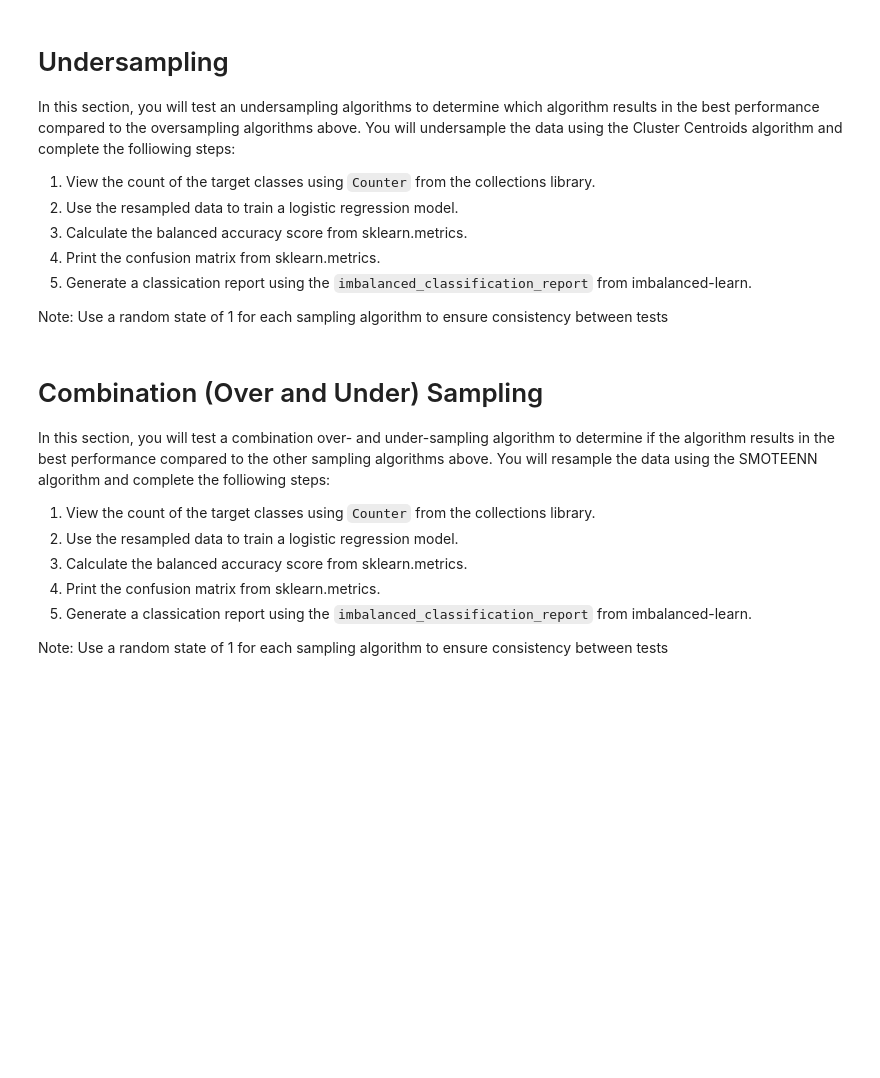
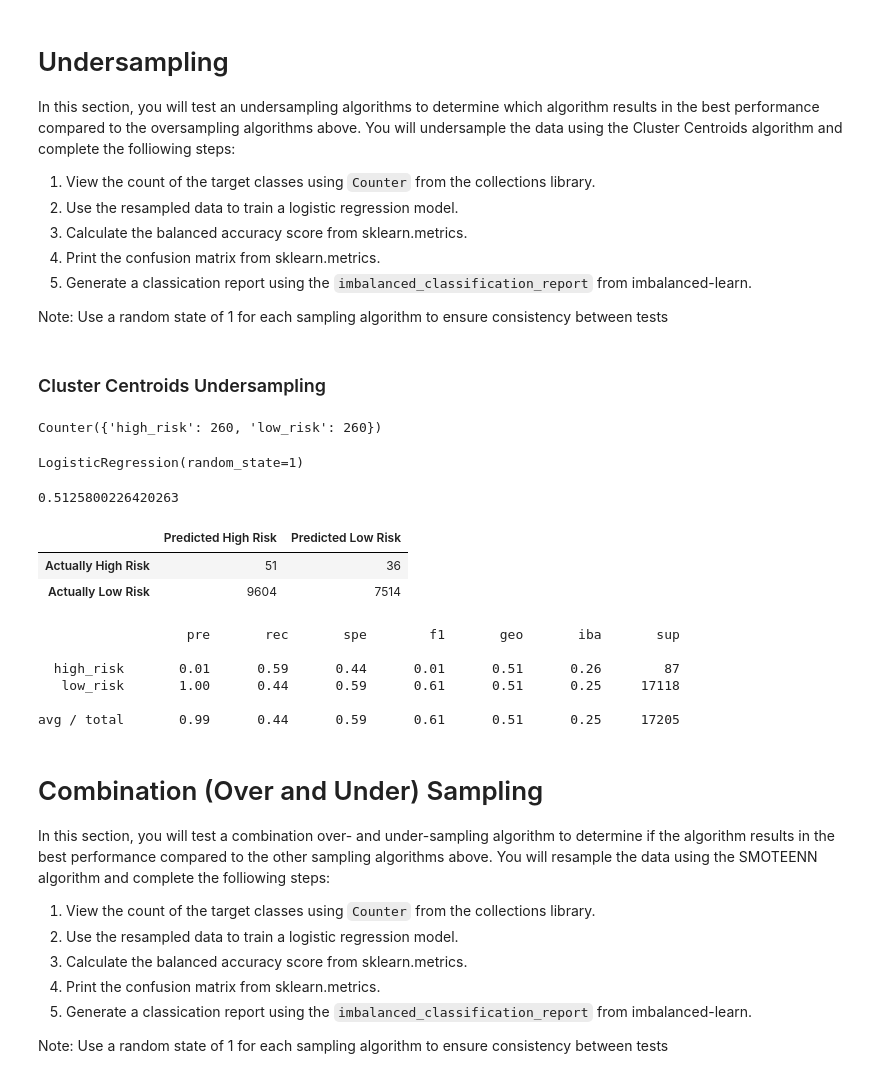
Before and after one commit to ZeroDarkHardy/Credit_Risk_Analysis, a Jupyter notebook: credit_risk_resampling.ipynb, the cells around one changed output. Saved outputs shown, nothing was run; the diff lists cells and outputs as text; code cells hidden in the pictures; blank space fills up the shorter version.

```diff
--- a/credit_risk_resampling.ipynb
+++ b/credit_risk_resampling.ipynb
@@ -194,13 +237,26 @@ In this section, you will test an undersampling algorithms to determine which al
 5. Generate a classication report using the `imbalanced_classification_report` from imbalanced-learn.
 
 Note: Use a random state of 1 for each sampling algorithm to ensure consistency between tests
+# %% [markdown]
+### Cluster Centroids Undersampling
 # %%
 # Resample the data using the ClusterCentroids resampler
 # Warning: This is a large dataset, and this step may take some time to complete
-# YOUR CODE HERE
+from imblearn.under_sampling import ClusterCentroids
+# instantiate the clustercentroids model
+cc = ClusterCentroids(random_state=1)
+X_resampled, y_resampled = cc.fit_resample(X_train, y_train)
+Counter(y_resampled)
+# %% [output]
+Counter({'high_risk': 260, 'low_risk': 260})
 # %%
 # Train the Logistic Regression model using the resampled data
-# YOUR CODE HERE
+classifier.fit(X_resampled, y_resampled)
+# %% [output]
+LogisticRegression(random_state=1)
 # %%
 # Calculated the balanced accuracy score
-# YOUR CODE HERE
+y_pred = classifier.predict(X_test)
+bas(y_test, y_pred)
+# %% [output]
+0.5125800226420263
@@ -210,6 +263,23 @@ Note: Use a random state of 1 for each sampling algorithm to ensure consistency
+# %%
+# Display the confusion matrix
+cm = confusion_matrix(y_test, y_pred)
+cm_df = pd.DataFrame(cm, index=["Actually High Risk", "Actually Low Risk"],
+                     columns=["Predicted High Risk", "Predicted Low Risk"])
+cm_df
+# %% [output]
+|  | Predicted High Risk | Predicted Low Risk |
+| Actually High Risk | 51 | 36 |
+| Actually Low Risk | 9604 | 7514 |
 # %%
 # Print the imbalanced classification report
-# YOUR CODE HERE
+print(classification_report_imbalanced(y_test, y_pred))
+# %% [output]
+                   pre       rec       spe        f1       geo       iba       sup
+
+  high_risk       0.01      0.59      0.44      0.01      0.51      0.26        87
+   low_risk       1.00      0.44      0.59      0.61      0.51      0.25     17118
+
+avg / total       0.99      0.44      0.59      0.61      0.51      0.25     17205
 # %% [markdown]
 # Combination (Over and Under) Sampling
 
```
Also changed, not shown: parts of 18 cells of this notebook, 11 other files.
